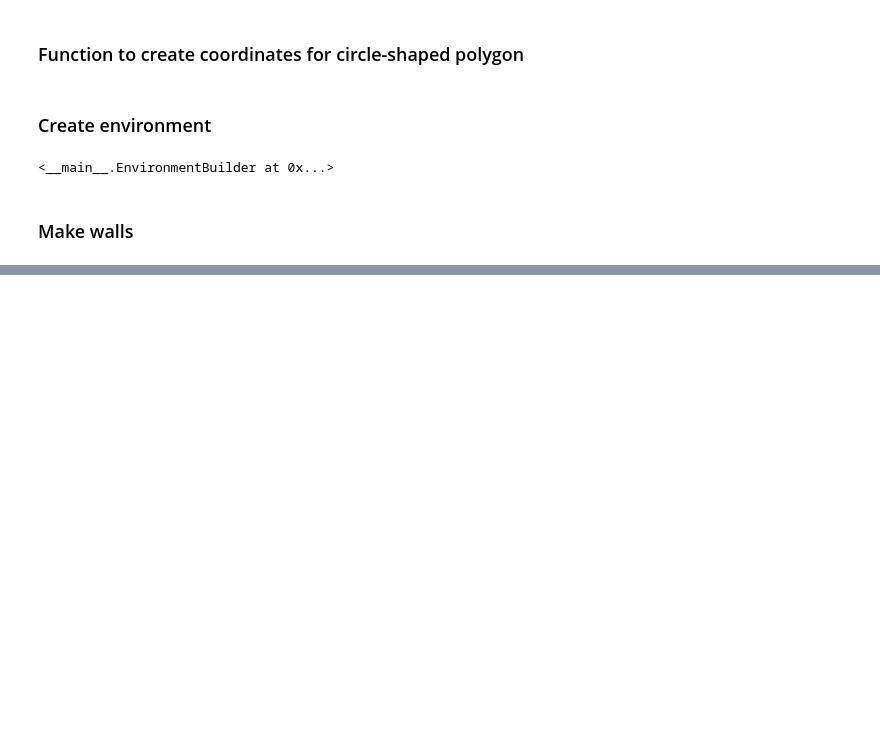
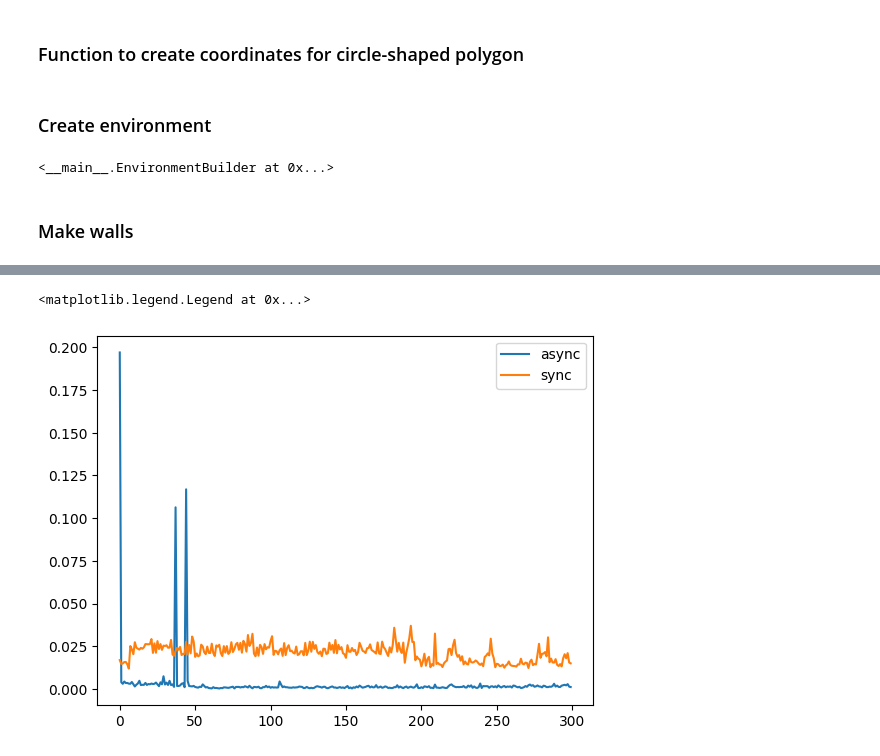
Before and after one commit to 1101AlexZab1011/SpatialMemory, a Jupyter notebook: dev/create_environment copy.ipynb, the cells around one changed output, grey strips where cells are left out. Saved outputs shown, nothing was run; the diff lists cells and outputs as text; code cells hidden in the pictures; blank space fills up the shorter version.

```diff
--- a/dev/create_environment copy.ipynb
+++ b/dev/create_environment copy.ipynb
@@ -1521,0 +2303,5 @@ ax.plot(
+# %%
+tstart = time.time()
+_ = env.objects[0].visible_parts[4]
+tend = time.time()
+print(tend - tstart, len(cache_manager.cache))
@@ -1521,0 +2363,11 @@ ax.plot(
+# %%
+from functools import partial
+cache_manager = Cached(cache_storage=OrderedDict())
+compiler = EnvironmentCompiler(
+    builder,
+    partial(
+        VisiblePlane,
+        cache_manager=cache_manager,
+    )
+)
+env = compiler.compile()
@@ -1521,0 +2395,5 @@ ax.plot(
+# %%
+tstart = time.time()
+_ = env.objects[0].visible_parts[2]
+tend = time.time()
+print(tend - tstart, len(cache_manager.cache))
@@ -1521,0 +2402,16 @@ ax.plot(
+# %%
+import time
+
+overall_start = time.time()
+log2 = list()
+# for i in range(100, 400):
+# for i in locations:
+for i in range(2100, 2400):
+    tstart = time.time()
+    _ = env.objects[0].visible_parts[i]
+    tend = time.time()
+    log2.append(tend - tstart)
+    time.sleep(.1)
+    print(log2[-1], len(cache_manager.cache))
+
+print(f'Oveall time: {time.time() - overall_start}, average: {np.mean(log2)}')
@@ -1521,0 +2436,11 @@ ax.plot(
+# %%
+plt.plot(
+    log1
+)
+plt.plot(log2)
+
+plt.legend(['async', 'sync'])
+# plt.ylim(0, 0.025)
+# %% [output]
+<matplotlib.legend.Legend at 0x...>
+[figure, added]
```
Also changed, not shown: parts of 51 cells of this notebook, 6 other files.
